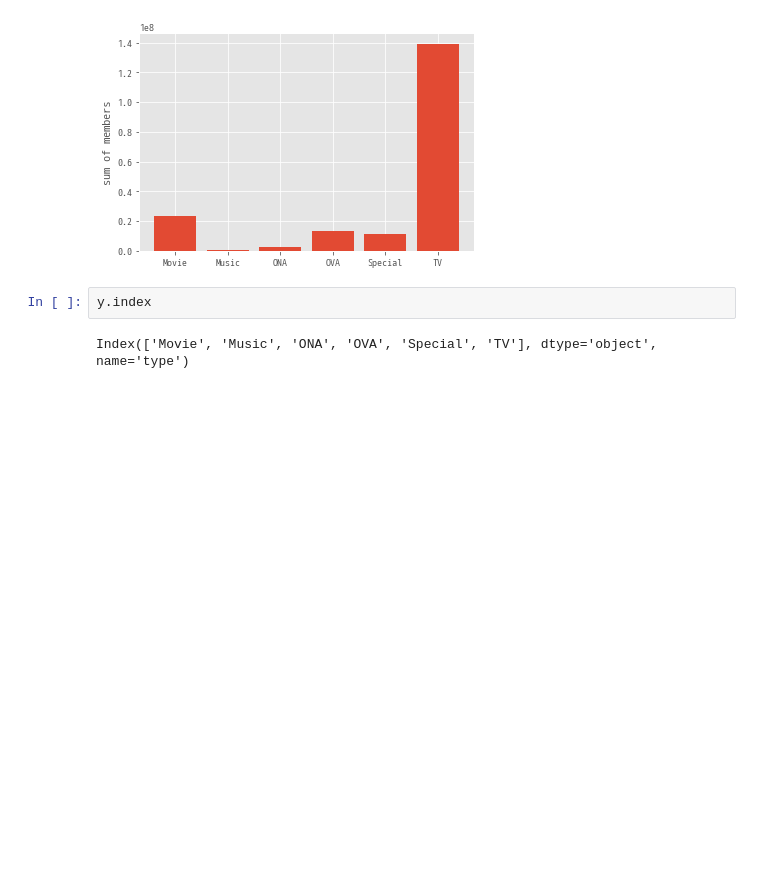
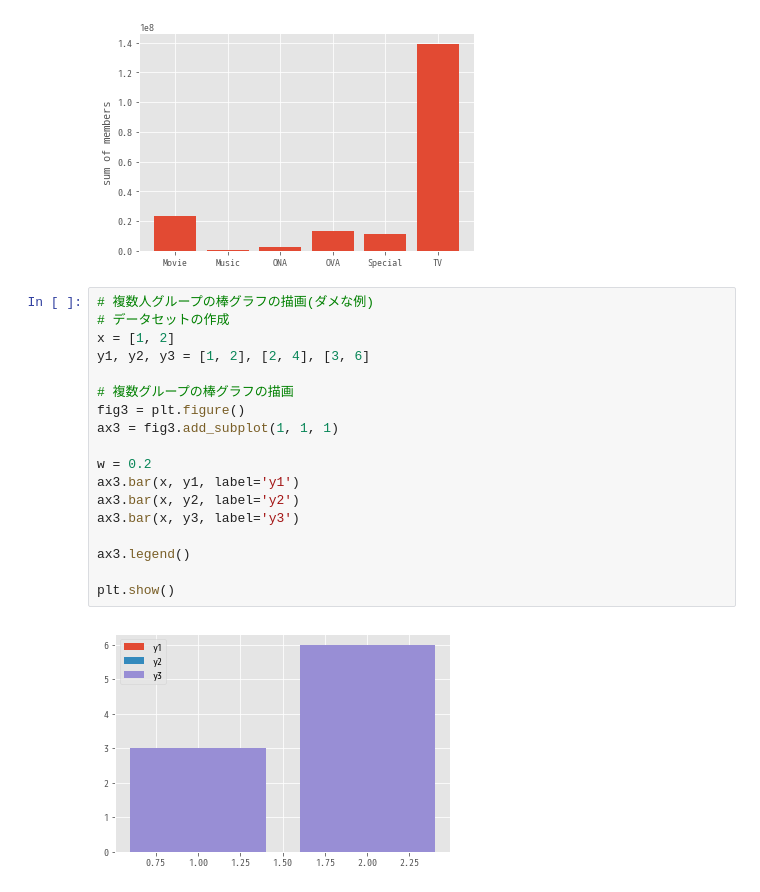
Before and after one commit to yukimura1227/trainings, a Jupyter notebook: matplotlib_sample/bar_sample.ipynb, the cells around one changed output. Cells and saved outputs as stored; diff of their text form; blank space fills up the shorter version.

```diff
--- a/matplotlib_sample/bar_sample.ipynb
+++ b/matplotlib_sample/bar_sample.ipynb
@@ -58,7 +59,23 @@ ax2.set_ylabel('sum of members')
 plt.show()
 # %% [output]
 [figure]
-# %%
-y.index
-# %% [output]
-Index(['Movie', 'Music', 'ONA', 'OVA', 'Special', 'TV'], dtype='object', name='type')
+# %%
+# 複数人グループの棒グラフの描画(ダメな例)
+# データセットの作成
+x = [1, 2]
+y1, y2, y3 = [1, 2], [2, 4], [3, 6]
+
+# 複数グループの棒グラフの描画
+fig3 = plt.figure()
+ax3 = fig3.add_subplot(1, 1, 1)
+
+w = 0.2
+ax3.bar(x, y1, label='y1')
+ax3.bar(x, y2, label='y2')
+ax3.bar(x, y3, label='y3')
+
+ax3.legend()
+
+plt.show()
+# %% [output]
+[figure, added]
```
Also changed, not shown: parts of 2 cells of this notebook.
